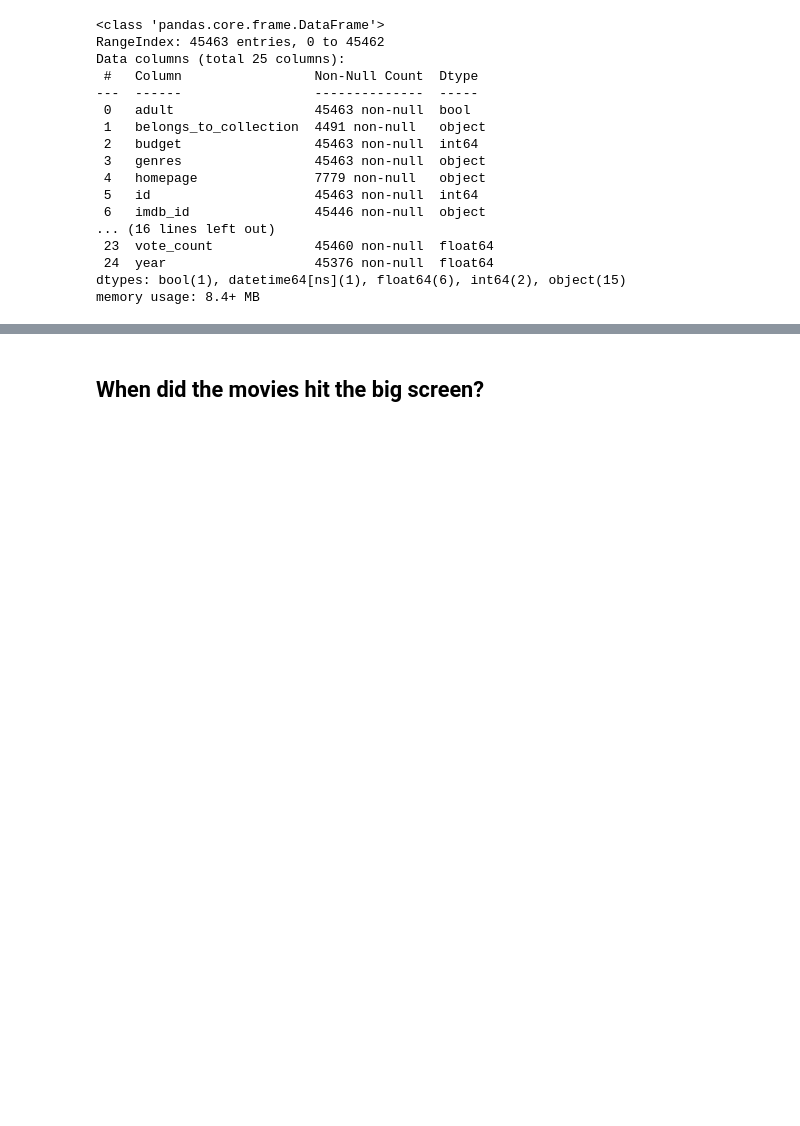
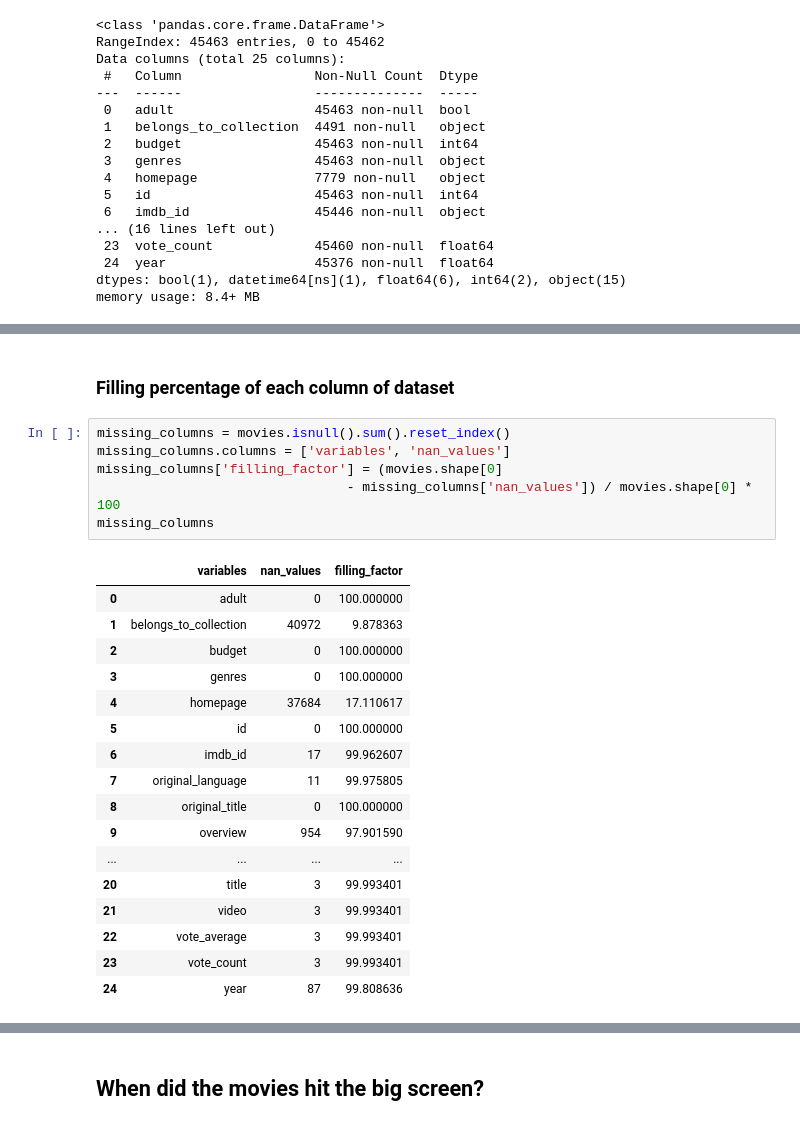
Before and after one commit to Davichet-e/ml-movie-oraculum, a Jupyter notebook: movies_metadata/Movies.ipynb, the cells around one changed output, grey strips where cells are left out. Saved outputs shown, nothing was run; the diff lists cells and outputs as text; blank space fills up the shorter version.

```diff
--- a/movies_metadata/Movies.ipynb
+++ b/movies_metadata/Movies.ipynb
@@ -76,0 +63,26 @@ movies.describe()
+# %% [markdown]
+### Filling percentage of each column of dataset
+# %%
+missing_columns = movies.isnull().sum().reset_index()
+missing_columns.columns = ['variables', 'nan_values']
+missing_columns['filling_factor'] = (movies.shape[0]
+                                - missing_columns['nan_values']) / movies.shape[0] * 100
+missing_columns
+# %% [output]
+|  | variables | nan_values | filling_factor |
+| 0 | adult | 0 | 100.000000 |
+| 1 | belongs_to_collection | 40972 | 9.878363 |
+| 2 | budget | 0 | 100.000000 |
+| 3 | genres | 0 | 100.000000 |
+| 4 | homepage | 37684 | 17.110617 |
+| 5 | id | 0 | 100.000000 |
+| 6 | imdb_id | 17 | 99.962607 |
+| 7 | original_language | 11 | 99.975805 |
+| 8 | original_title | 0 | 100.000000 |
+| 9 | overview | 954 | 97.901590 |
+| ... | ... | ... | ... |
+| 20 | title | 3 | 99.993401 |
+| 21 | video | 3 | 99.993401 |
+| 22 | vote_average | 3 | 99.993401 |
+| 23 | vote_count | 3 | 99.993401 |
+| 24 | year | 87 | 99.808636 |
```
Also changed, not shown: parts of 19 cells of this notebook, 7 other files.
